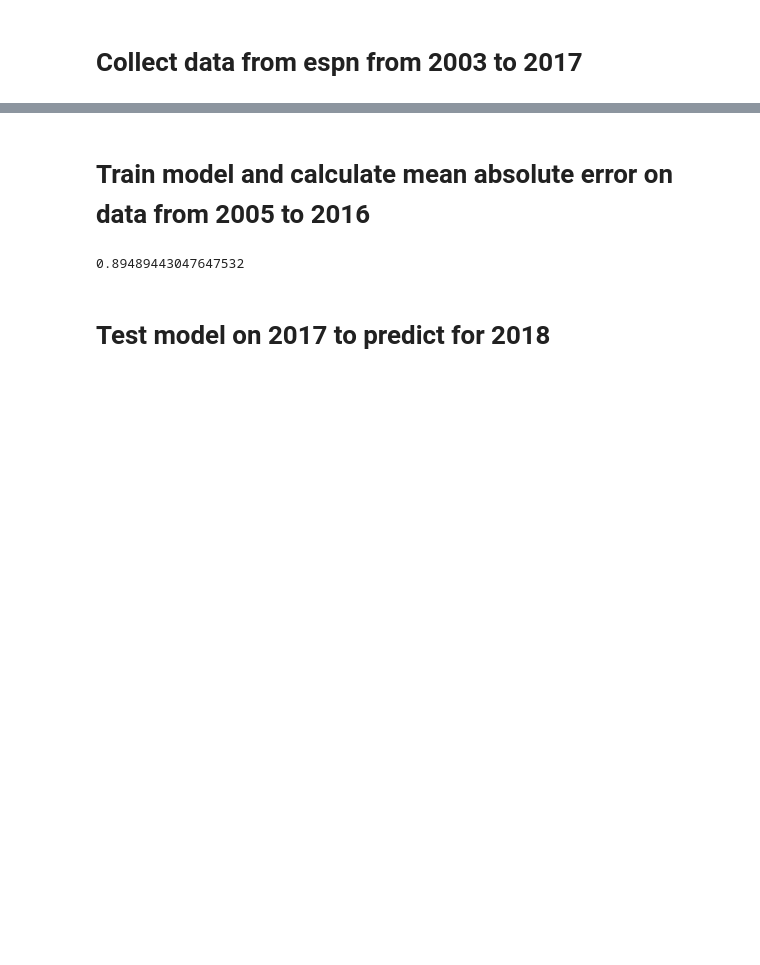
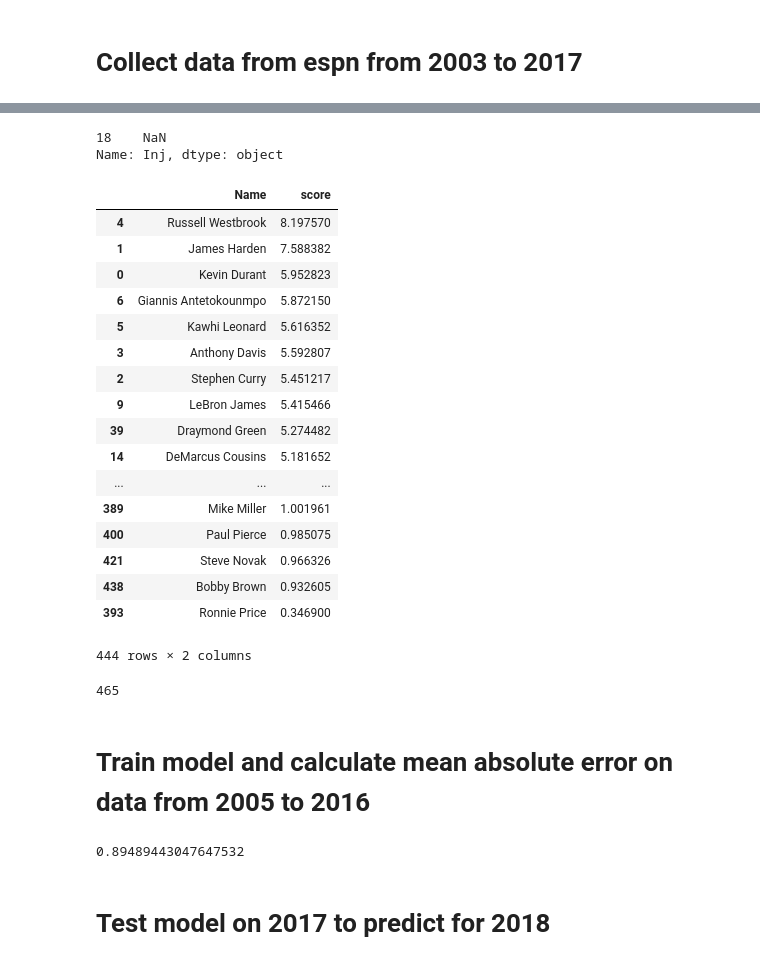
Before and after one commit to benholtzmansmith/fantasy-basketball, a Jupyter notebook: FantasyBasketball.ipynb, the cells around one changed output, grey strips where cells are left out. Saved outputs shown, nothing was run; the diff lists cells and outputs as text; code cells hidden in the pictures; blank space fills up the shorter version.

```diff
--- a/FantasyBasketball.ipynb
+++ b/FantasyBasketball.ipynb
@@ -213,3 +300,40 @@ SyntaxError: invalid syntax (<ipython-input-30-ee71104ce9fe>, line 11)
+# %%
+stats_2015 = pd.read_csv('normalized_monster_players_with_ranks_2011.xls')
+stats_2015.loc[stats_2015['Name'] == 'Brook Lopez'].Inj
+# %% [output]
+18    NaN
+Name: Inj, dtype: object
+# %%
+all_data = pd.read_csv('normalized_monster_players_with_ranks_2017.xls')
+players = all_data.Name
+X = all_data[features]
+y_pred = [lr.predict([row])[0] for label,row in X.iterrows()]
+pred_2017 = pd.concat([players,pd.Series(y_pred, name="score")], axis=1)
+pred_2017.sort_values(by=['score'], ascending=False)
+# %% [output]
+|  | Name | score |
+| 4 | Russell Westbrook | 8.197570 |
+| 1 | James Harden | 7.588382 |
+| 0 | Kevin Durant | 5.952823 |
+| 6 | Giannis Antetokounmpo | 5.872150 |
+| 5 | Kawhi Leonard | 5.616352 |
+| 3 | Anthony Davis | 5.592807 |
+| 2 | Stephen Curry | 5.451217 |
+| 9 | LeBron James | 5.415466 |
+| 39 | Draymond Green | 5.274482 |
+| 14 | DeMarcus Cousins | 5.181652 |
+| ... | ... | ... |
+| 389 | Mike Miller | 1.001961 |
+| 400 | Paul Pierce | 0.985075 |
+| 421 | Steve Novak | 0.966326 |
+| 438 | Bobby Brown | 0.932605 |
+| 393 | Ronnie Price | 0.346900 |
+444 rows × 2 columns
+# %%
+t = pd.read_csv('normalized_monster_players_with_ranks_2016.xls')
+t.shape[0]
+# %% [output]
+465
 # %% [markdown]
 # Train model and calculate mean absolute error on data from 2005 to 2016
 # %%
```
Also changed, not shown: parts of 12 cells of this notebook, 28 other files.
